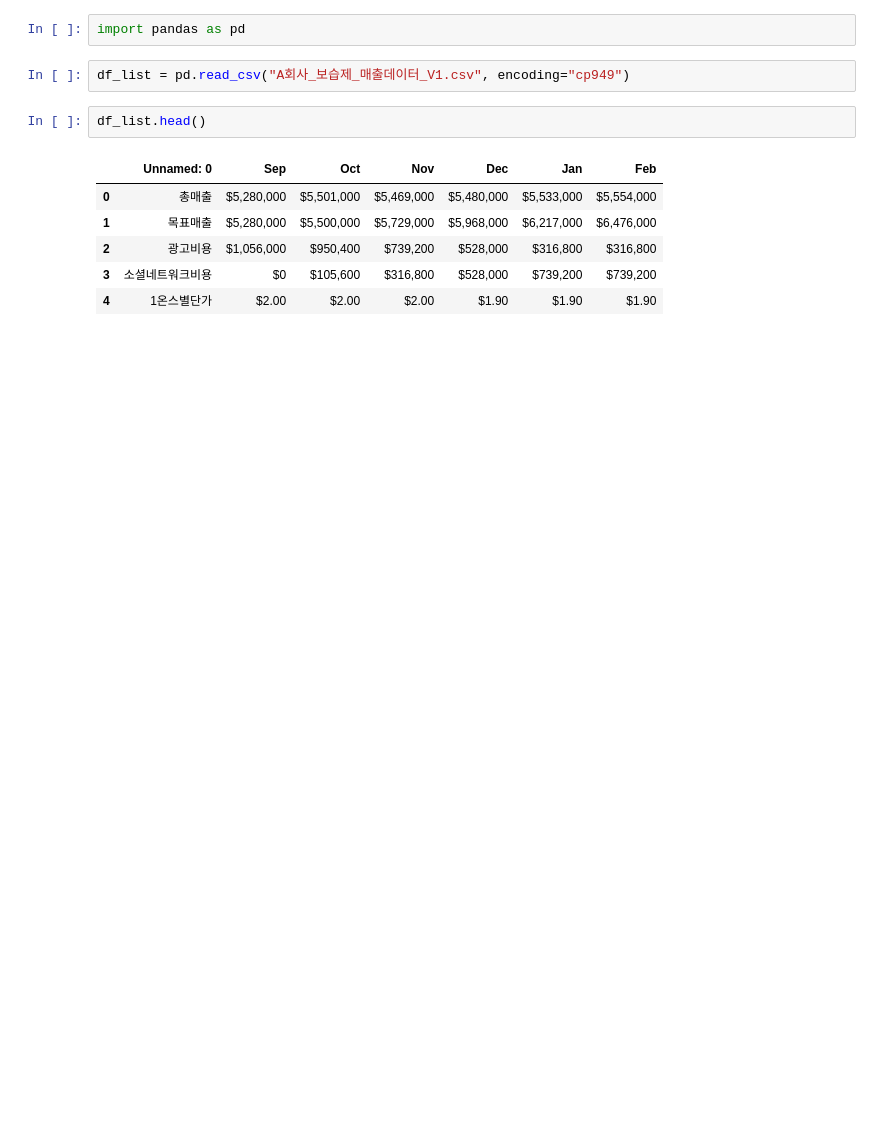
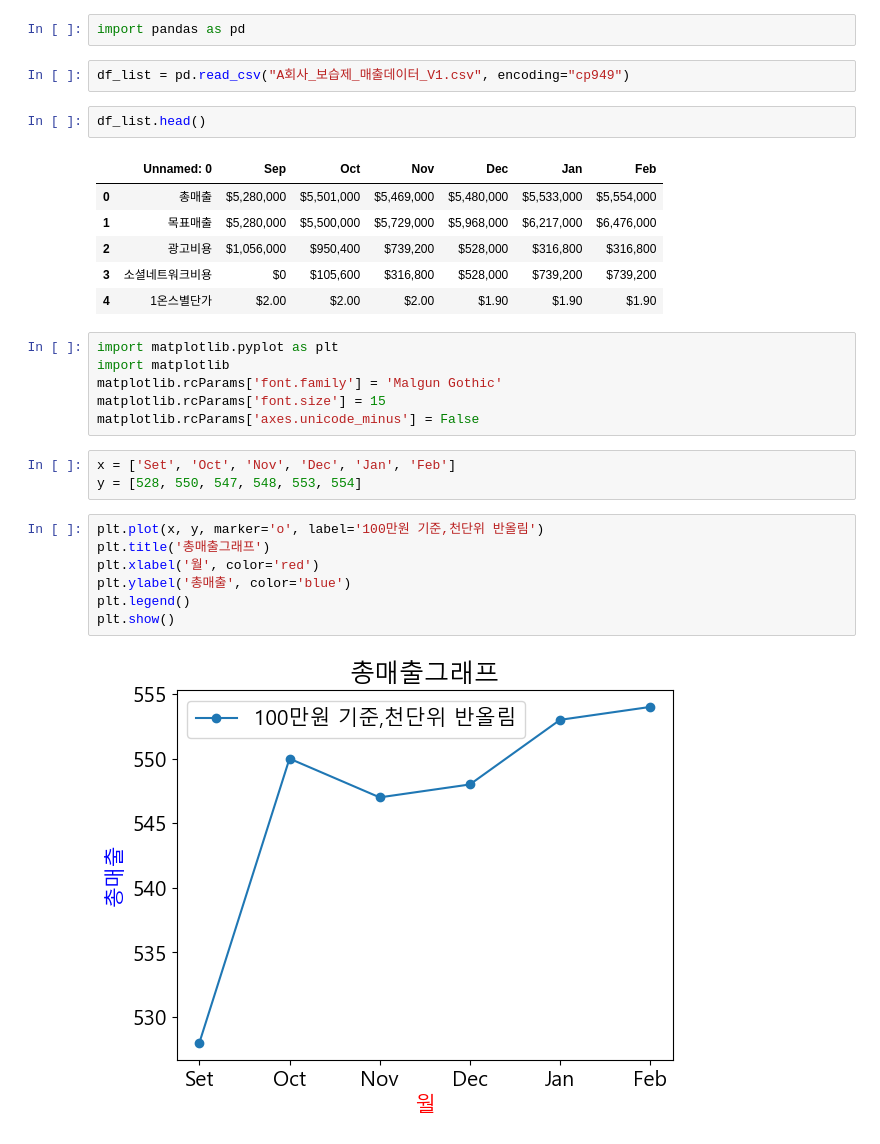
Before and after one commit to DuhyunKR/Data_Model, a Jupyter notebook: Data_plot.ipynb, the cells around one changed output. Drawn from its saved outputs; the diff is of its cells as text; blank space fills up the shorter version.

```diff
--- a/Data_plot.ipynb
+++ b/Data_plot.ipynb
@@ -11,3 +11,21 @@ df_list.head()
 | 2 | 광고비용 | $1,056,000 | $950,400 | $739,200 | $528,000 | $316,800 | $316,800 |
 | 3 | 소셜네트워크비용 | $0 | $105,600 | $316,800 | $528,000 | $739,200 | $739,200 |
 | 4 | 1온스별단가 | $2.00 | $2.00 | $2.00 | $1.90 | $1.90 | $1.90 |
+# %%
+import matplotlib.pyplot as plt
+import matplotlib
+matplotlib.rcParams['font.family'] = 'Malgun Gothic'
+matplotlib.rcParams['font.size'] = 15
+matplotlib.rcParams['axes.unicode_minus'] = False
+# %%
+x = ['Set', 'Oct', 'Nov', 'Dec', 'Jan', 'Feb']
+y = [528, 550, 547, 548, 553, 554]
+# %%
+plt.plot(x, y, marker='o', label='100만원 기준,천단위 반올림')
+plt.title('총매출그래프')
+plt.xlabel('월', color='red')
+plt.ylabel('총매출', color='blue')
+plt.legend()
+plt.show()
+# %% [output]
+[figure, added]
```
